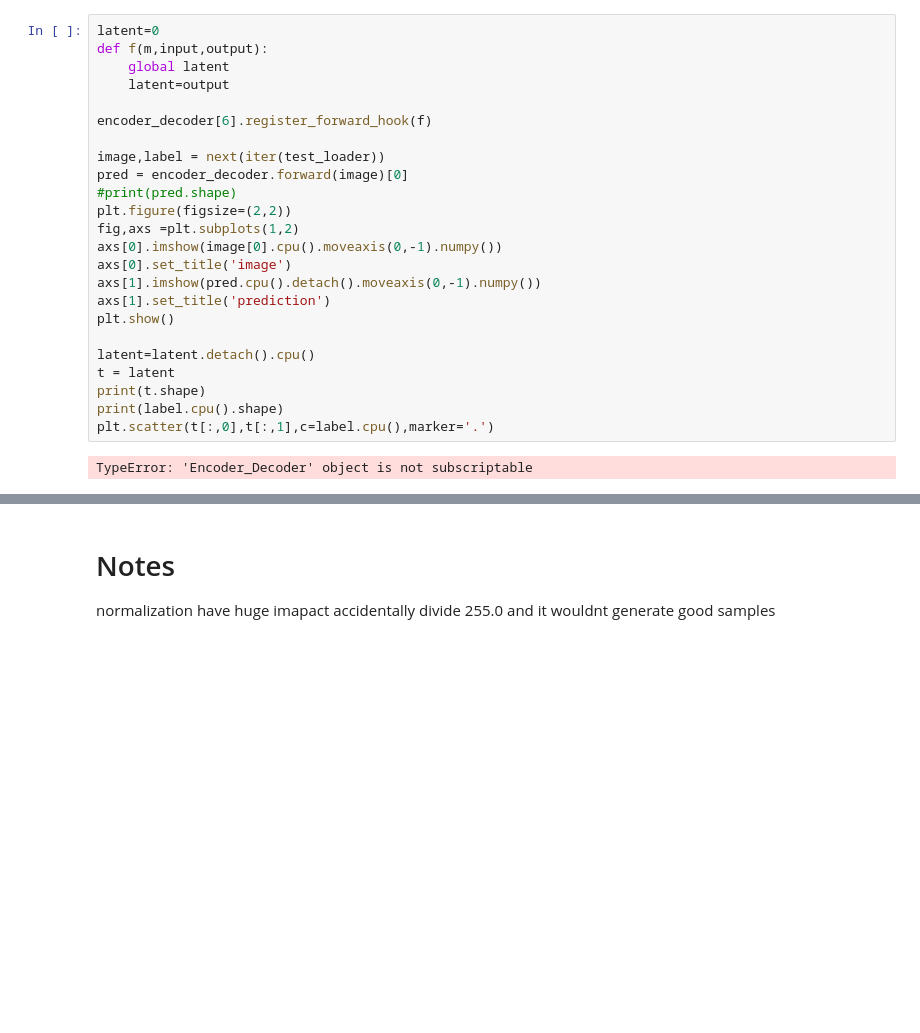
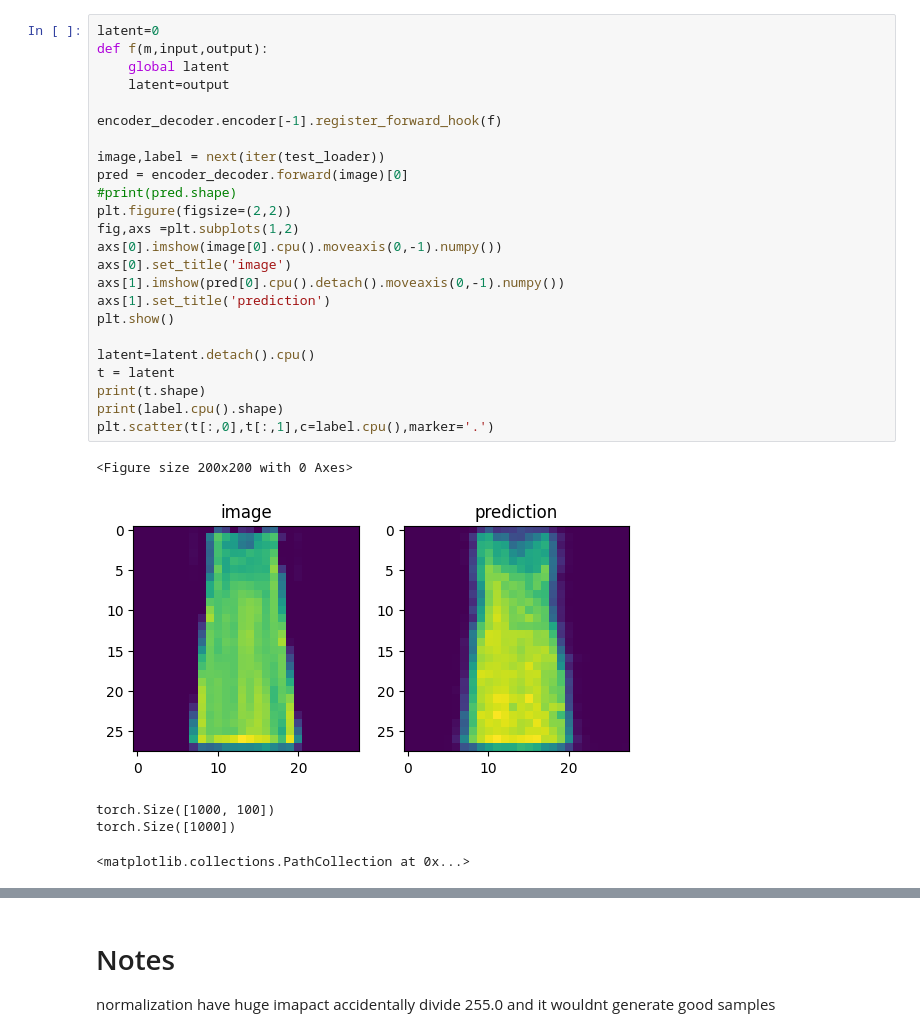
Before and after one commit to majidsh97/VAE, a Jupyter notebook: VAE.ipynb, the cells around one changed output, grey strips where cells are left out. Drawn from its saved outputs; the diff is of its cells as text; blank space fills up the shorter version.

```diff
--- a/VAE.ipynb
+++ b/VAE.ipynb
@@ -222,26 +221,30 @@ torch.Size([12, 28, 28, 1])
 # %%
 latent=0
 def f(m,input,output):
     global latent
     latent=output
 
-encoder_decoder[6].register_forward_hook(f)
+encoder_decoder.encoder[-1].register_forward_hook(f)
 
 image,label = next(iter(test_loader))
 pred = encoder_decoder.forward(image)[0]
 #print(pred.shape)
 plt.figure(figsize=(2,2))
 fig,axs =plt.subplots(1,2)
 axs[0].imshow(image[0].cpu().moveaxis(0,-1).numpy())
 axs[0].set_title('image')
-axs[1].imshow(pred.cpu().detach().moveaxis(0,-1).numpy())
+axs[1].imshow(pred[0].cpu().detach().moveaxis(0,-1).numpy())
 axs[1].set_title('prediction')
 plt.show()
 
 latent=latent.detach().cpu()
 t = latent
 print(t.shape)
 print(label.cpu().shape)
 plt.scatter(t[:,0],t[:,1],c=label.cpu(),marker='.')
 # %% [output]
-TypeError: 'Encoder_Decoder' object is not subscriptable
+<Figure size 200x200 with 0 Axes>
+[figure, added]
+torch.Size([1000, 100])
+torch.Size([1000])
+<matplotlib.collections.PathCollection at 0x...>
```
Also changed, not shown: parts of 7 cells of this notebook.
